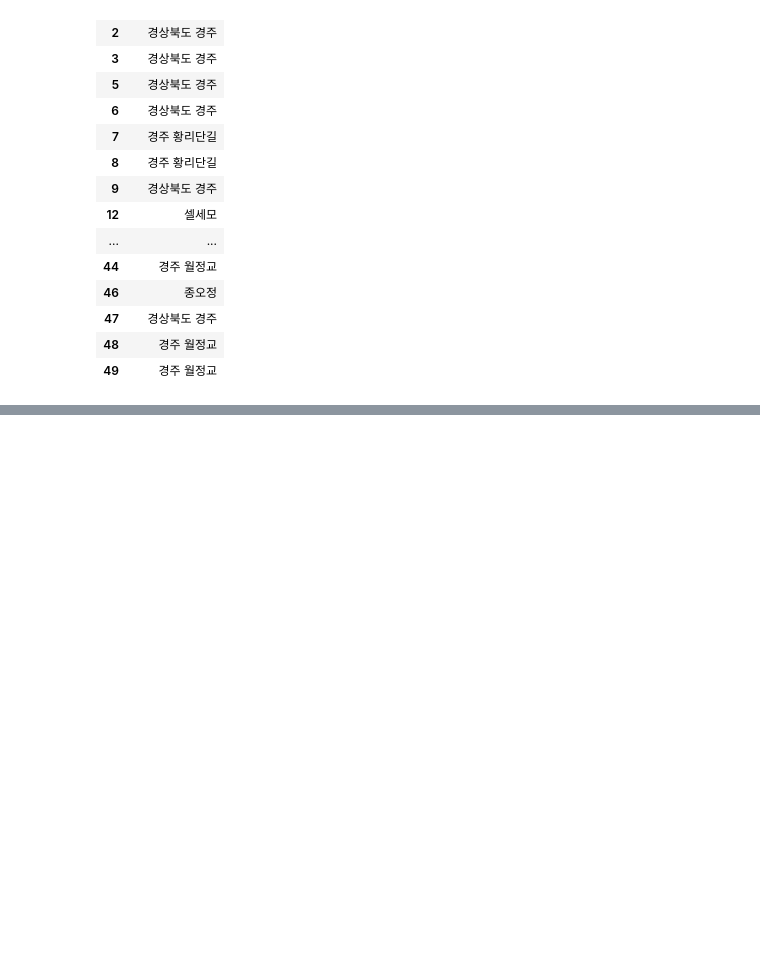
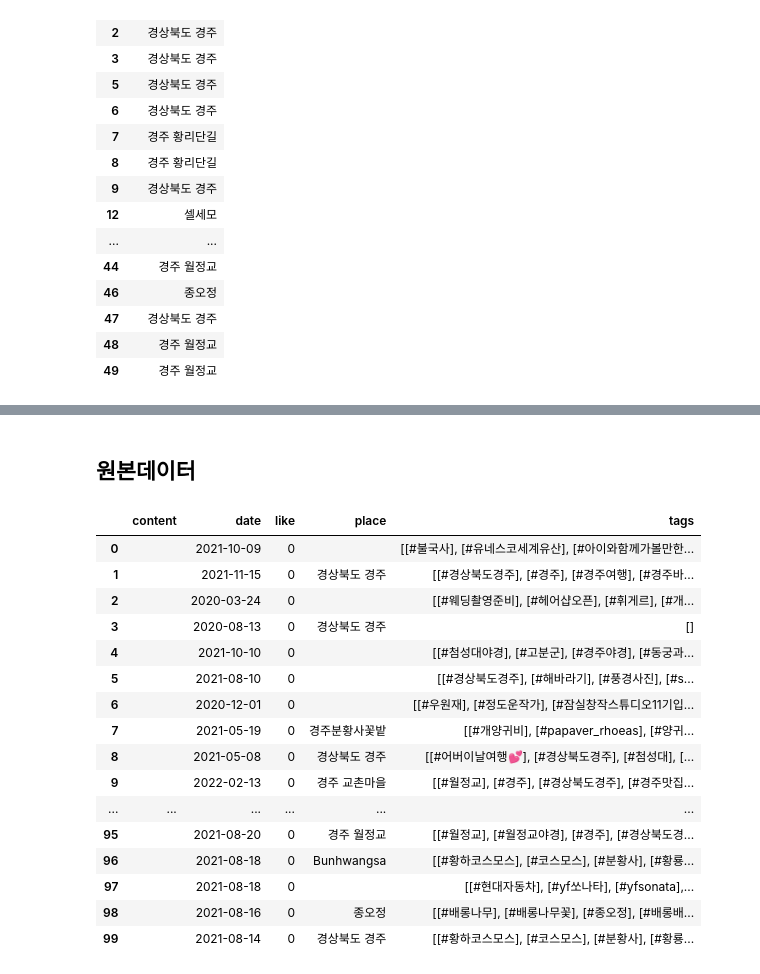
Before and after one commit to clock18/Jupiter, a Jupyter notebook: MLP_Project_4.ipynb, the cells around one changed output, grey strips where cells are left out. Saved outputs shown, nothing was run; the diff lists cells and outputs as text; code cells hidden in the pictures; blank space fills up the shorter version.

```diff
--- a/MLP_Project_4.ipynb
+++ b/MLP_Project_4.ipynb
@@ -247,0 +330,22 @@ TypeError: sequence item 0: expected str instance, list found
+# %% [markdown]
+## 원본데이터
+# %%
+results_df
+# %% [output]
+|  | content | date | like | place | tags |
+| 0 |  | 2021-10-09 | 0 |  | [[#불국사], [#유네스코세계유산], [#아이와함께가볼만한... |
+| 1 |  | 2021-11-15 | 0 | 경상북도 경주 | [[#경상북도경주], [#경주], [#경주여행], [#경주바... |
+| 2 |  | 2020-03-24 | 0 |  | [[#웨딩촬영준비], [#헤어샵오픈], [#휘게르], [#개... |
+| 3 |  | 2020-08-13 | 0 | 경상북도 경주 | [] |
+| 4 |  | 2021-10-10 | 0 |  | [[#첨성대야경], [#고분군], [#경주야경], [#동궁과... |
+| 5 |  | 2021-08-10 | 0 |  | [[#경상북도경주], [#해바라기], [#풍경사진], [#s... |
+| 6 |  | 2020-12-01 | 0 |  | [[#우원재], [#정도운작가], [#잠실창작스튜디오11기입... |
+| 7 |  | 2021-05-19 | 0 | 경주분황사꽃밭 | [[#개양귀비], [#papaver_rhoeas], [#양귀... |
+| 8 |  | 2021-05-08 | 0 | 경상북도 경주 | [[#어버이날여행💕], [#경상북도경주], [#첨성대], [... |
+| 9 |  | 2022-02-13 | 0 | 경주 교촌마을 | [[#월정교], [#경주], [#경상북도경주], [#경주맛집... |
+| ... | ... | ... | ... | ... | ... |
+| 95 |  | 2021-08-20 | 0 | 경주 월정교 | [[#월정교], [#월정교야경], [#경주], [#경상북도경... |
+| 96 |  | 2021-08-18 | 0 | Bunhwangsa | [[#황하코스모스], [#코스모스], [#분황사], [#황룡... |
+| 97 |  | 2021-08-18 | 0 |  | [[#현대자동차], [#yf쏘나타], [#yfsonata],... |
+| 98 |  | 2021-08-16 | 0 | 종오정 | [[#배롱나무], [#배롱나무꽃], [#종오정], [#배롱배... |
+| 99 |  | 2021-08-14 | 0 | 경상북도 경주 | [[#황하코스모스], [#코스모스], [#분황사], [#황룡... |
```
Also changed, not shown: parts of 13 cells of this notebook.
